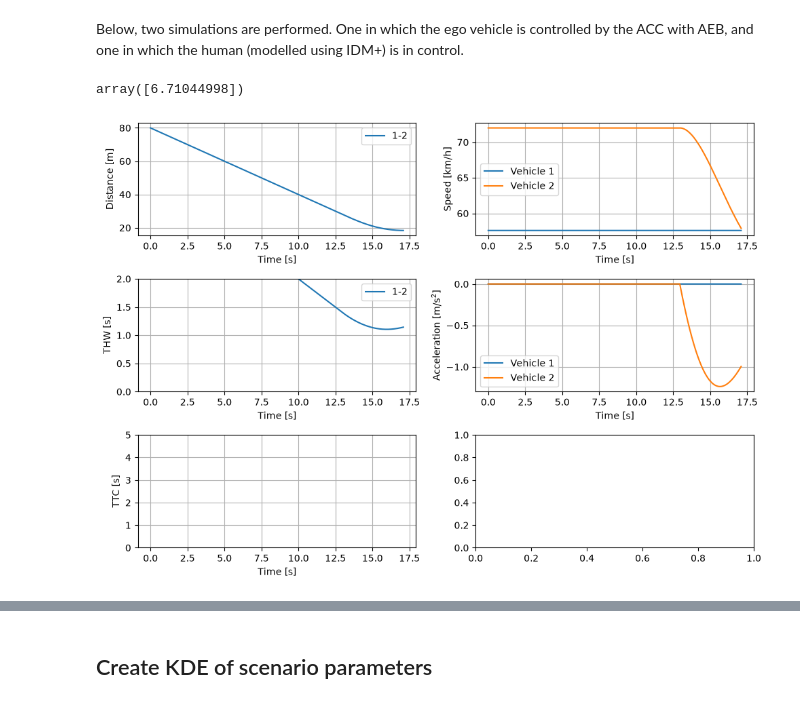
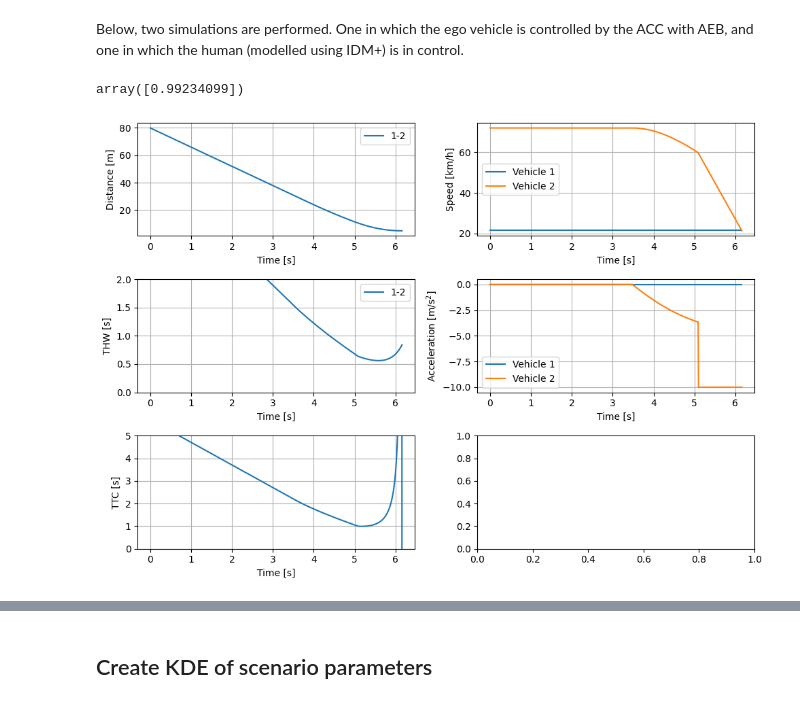
Before and after one commit to juittenbogaard/ScenarioRiskQuantification, a Jupyter notebook: approaching_slower_vehicle.ipynb, the cells around one changed output, grey strips where cells are left out. Saved outputs shown, nothing was run; the diff lists cells and outputs as text; code cells hidden in the pictures.

```diff
--- a/approaching_slower_vehicle.ipynb
+++ b/approaching_slower_vehicle.ipynb
@@ -25,9 +24,9 @@ simulator_idmplus = SimulationApproaching(followers=[IDMPlus()],
                                          min_simulation_time=5)
 # %%
-simulator_accaeb.simulation(dict(vego=20, ratio_vtar_vego=0.4, aeb_threshold=0.1), plot=True)
+simulator_accaeb.simulation(dict(vego=20, ratio_vtar_vego=0.3, aeb_threshold=1), plot=True)
 # %% [output]
-array([6.71044998])
+array([0.99234099])
-[figure, old version]
+[figure, new version]
 # %%
 
 simulator_idmplus.simulation(dict(vego=20, ratio_vtar_vego=0.4), plot=True)
```
Also changed, not shown: parts of 25 cells of this notebook, 5 other files.
